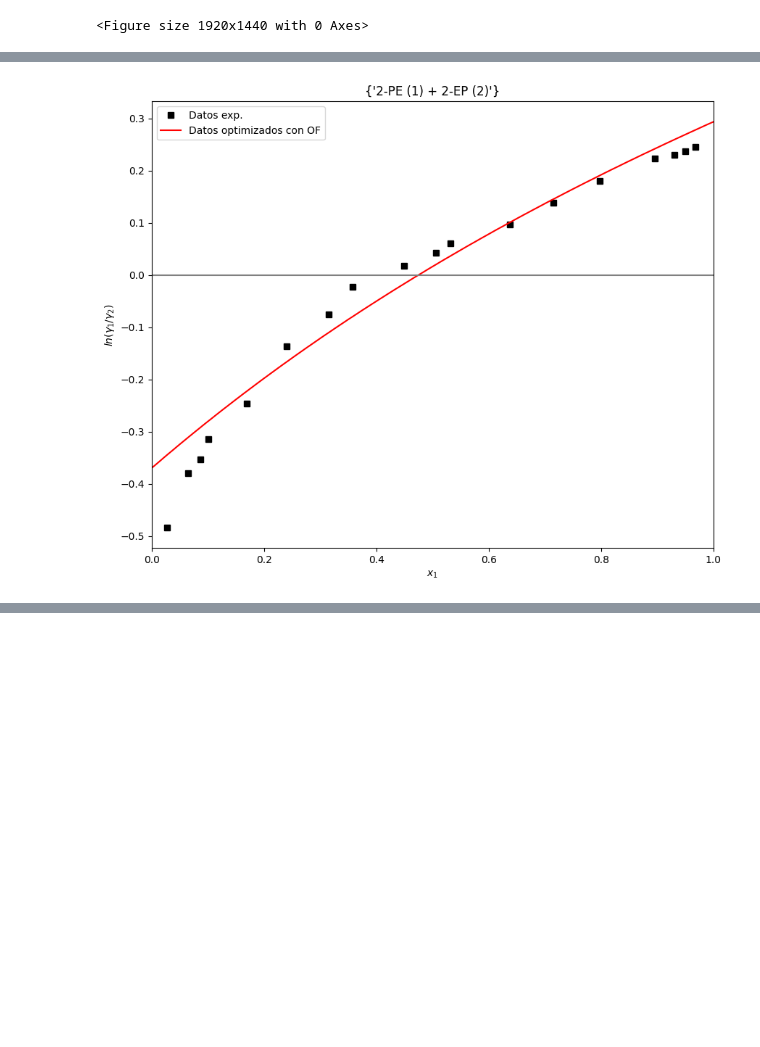
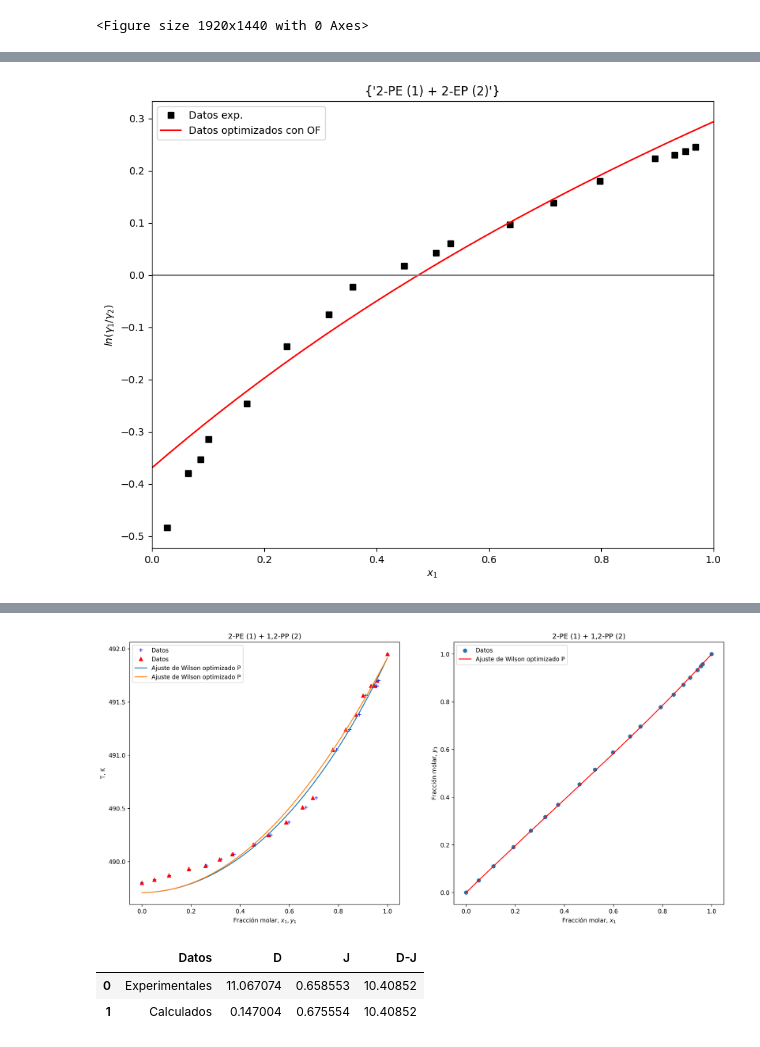
Before and after one commit to ChristianPh404/TQA, a Jupyter notebook: trabajo2.ipynb, the cells around one changed output, grey strips where cells are left out. Cells and saved outputs as stored; diff of their text form; code cells hidden in the pictures; blank space fills up the shorter version.

```diff
--- a/trabajo2.ipynb
+++ b/trabajo2.ipynb
@@ -391,24 +391,24 @@ for mezcla in mezclas:
         g2 = np.exp(-np.log(1-x1+L21*x1)+x1*(-L12/(x1+L12*(1-x1))+L21/(1-x1+L21*x1)))
         return x1*g1*Psat(An1,T_exp)+(1-x1)*g2*(1-x1)*Psat(An2,T_exp)
 
-    # def xcal(l):                                                                                                 en principio deberia funcioar el codigo puesto es una copia de T_cal
-    #      for j in range(len(x1)):
-    #          l1 = l[0]
-    #          l2 = l[1]
-    #          L12 = lambda T: v2(T)/v1(T)*np.exp(-l1/R/T)
-    #          L21 = lambda T: v1(T)/v2(T)*np.exp(-l2/R/T)
-    #          g1 = lambda T: np.exp(-np.log(x1[j]+L12(T)*(1-x1[j]))+(1-x1[j])*(L12(T)/(x1[j]+L12(T)*(1-x1[j]))-L21(T)/(1-x1[j]+L21(T)*x1[j])))
-    #          g2 = lambda T: np.exp(-np.log(1-x1[j]+L21(T)*x1[j])+x1[j]*(-L12(T)/(x1[j]+L12(T)*(1-x1[j]))+L21(T)/(1-x1[j]+L21(T)*x1[j])))
-    #          return y1*P/Psat(An1,T_exp)/g1(T_exp)
-    # def ycal(l):
-    #     for j in range(len(x1)):
-    #         l1 = l[0]
-    #         l2 = l[1]
-    #         L12 = v2(T_exp)/v1(T_exp)*np.exp(-l[0]/R/T_exp)
-    #         L21 = v1(T_exp)/v2(T_exp)*np.exp(-l[1]/R/T_exp)
-    #         g1 = lambda T: np.exp(-np.log(x1[j] + L12(T) * (1 - x1[j])) + (1 - x1[j]) * (L12(T) / (x1[j] + L12(T) * (1 - x1[j])) - L21(T) / (1 - x1[j] + L21(T) * x1[j])))
-    #         g2 = lambda T: np.exp(-np.log(1-x1[j]+L21(T)*x1[j])+x1[j]*(-L12(T)/(x1[j]+L12(T)*(1-x1[j]))+L21(T)/(1-x1[j]+L21(T)*x1[j])))
-    #         return x1 * g1(T_exp) * Psat(An1, T_exp) / P
+    def xcal(l):
+         for j in range(len(x1)):
+             l1 = l[0]
+             l2 = l[1]
+             L12 = lambda T: v2(T)/v1(T)*np.exp(-l1/R/T)
+             L21 = lambda T: v1(T)/v2(T)*np.exp(-l2/R/T)
+             g1 = lambda T: np.exp(-np.log(x1[j]+L12(T)*(1-x1[j]))+(1-x1[j])*(L12(T)/(x1[j]+L12(T)*(1-x1[j]))-L21(T)/(1-x1[j]+L21(T)*x1[j])))
+             g2 = lambda T: np.exp(-np.log(1-x1[j]+L21(T)*x1[j])+x1[j]*(-L12(T)/(x1[j]+L12(T)*(1-x1[j]))+L21(T)/(1-x1[j]+L21(T)*x1[j])))
+             return y1*P/Psat(An1,T_exp)/g1(T_exp)
+    def ycal(l):
+        for j in range(len(x1)):
+            l1 = l[0]
+            l2 = l[1]
+            L12 = v2(T_exp)/v1(T_exp)*np.exp(-l[0]/R/T_exp)
+            L21 = v1(T_exp)/v2(T_exp)*np.exp(-l[1]/R/T_exp)
+            g1 = lambda T: np.exp(-np.log(x1[j] + L12(T) * (1 - x1[j])) + (1 - x1[j]) * (L12(T) / (x1[j] + L12(T) * (1 - x1[j])) - L21(T) / (1 - x1[j] + L21(T) * x1[j])))
+            g2 = lambda T: np.exp(-np.log(1-x1[j]+L21(T)*x1[j])+x1[j]*(-L12(T)/(x1[j]+L12(T)*(1-x1[j]))+L21(T)/(1-x1[j]+L21(T)*x1[j])))
+            return x1 * g1(T_exp) * Psat(An1, T_exp) / P
 
     #variable objetivo
     #OF = lambda A: sum((((T_exp - Twilson(A)) / tstd(T_exp - Twilson(A)))**2)  +((y1 - ycal(A)) / tstd(y1 - ycal(A)))**2+ (((x1 - xcal(A)) / tstd(x1 - xcal(A)))**2)   )
@@ -465,7 +465,8 @@ for mezcla in mezclas:
     [T_opt, g1_opt, g2_opt, y1_opt] = Wilson_T(x1_graf, *l_cal.x)
     def alpha12(y1_opt, x1_graf):
             if (x1_graf * (1 - y1_opt) == 0).any():
-                return (y1_opt * (1 - x1_graf)) / (x1_graf * (1 - y1_opt))
+                epsilon = 1e-7  # pequeña constante para evitar valores infinitos
+                return (y1_opt * (1 - x1_graf)) / (x1_graf * (1 - y1_opt) + epsilon)
             else:
                 return 0 #
     alpha12W = list(alpha12(y1_opt, x1_graf))
@@ -518,27 +519,22 @@ for mezcla in mezclas:
         return D, J
 
     D, J = consistencia(x1[1:-1], g1_exp, g2_exp, T_exp)
-    print('\nDatos experimentales')
-    print('D = %.2f'%D,'%')
-    print('J = %.2f'%J,'%')
-    print('D - J = %.2f'%(D-J),'%')
-    # df_exp = pd.DataFrame({
-    # 'D': D,
-    # 'J': J,
-    # 'D-J': D-J
-    #  })
-    # display(df_exp)
-    # print('\nDatos experimentales')
-    # print('D = %.2f'%D,'%')
-    # print('J = %.2f'%J,'%')
-    # print('D - J = %.2f'%(D-J),'%')
-
+    f = D-J
+    df_exp = pd.DataFrame({
+    'Datos': 'Experimentales',
+    'D': [D],
+    'J': [J] ,
+    'D-J': [f]
+     })
     D, J = consistencia(x1_graf, g1_opt, g2_opt, T_opt)
-    print('Datos optimizados')
-    print('D = %.2f'%D,'%')
-    print('J = %.2f'%J,'%')
-    print('D - J = %.2f'%(D-J),'%')
-
+    df_op = pd.DataFrame({
+    'Datos': 'Calculados',
+    'D': [D],
+    'J': [J] ,
+    'D-J': [f]
+     })
+    df_combi = pd.concat([df_exp, df_op], ignore_index=True)
+    display(df_combi)
     plt.figure(dpi=300)  # Ajustar la resolución de la figura
     plt.figure(figsize=(10, 8))
     plt.plot(x1[1:-1], np.log(g1_exp/g2_exp), 's', color='black', label='Datos exp.')
@@ -615,0 +608 @@ D - J = -3.39 %
+[figure]
@@ -617 +625,0 @@ D - J = -3.39 %
-[figure]
@@ -617,0 +643,4 @@ D - J = -3.39 %
+[figure, added]
+|  | Datos | D | J | D-J |
+| 0 | Experimentales | 11.067074 | 0.658553 | 10.40852 |
+| 1 | Calculados | 0.147004 | 0.675554 | 10.40852 |
```
Also changed, not shown: parts of 1 cell of this notebook.
